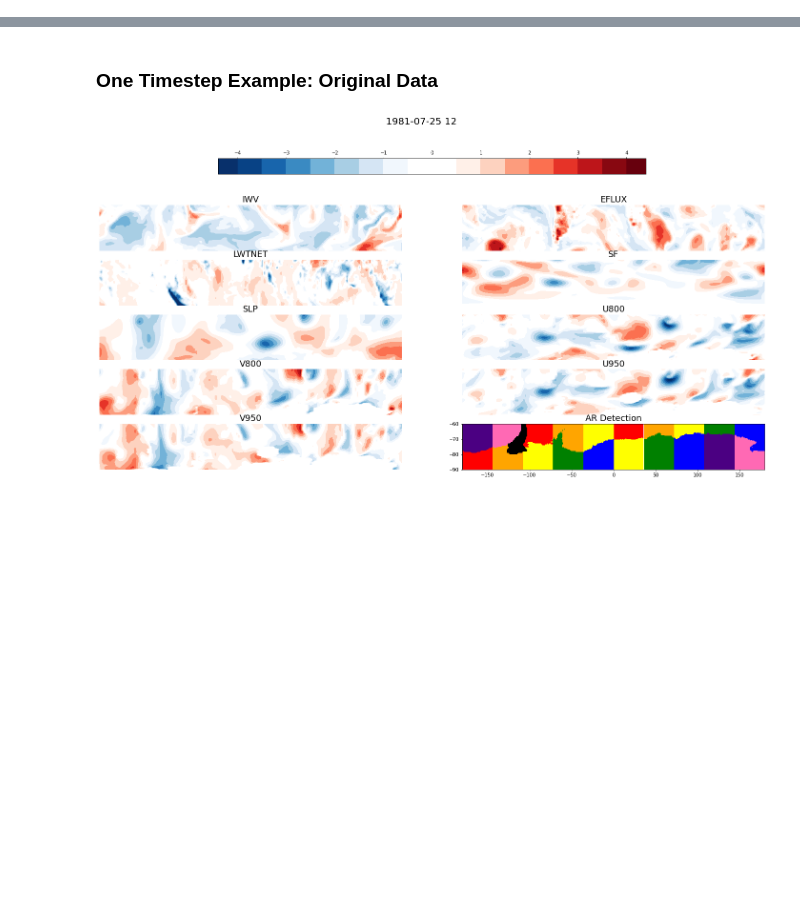
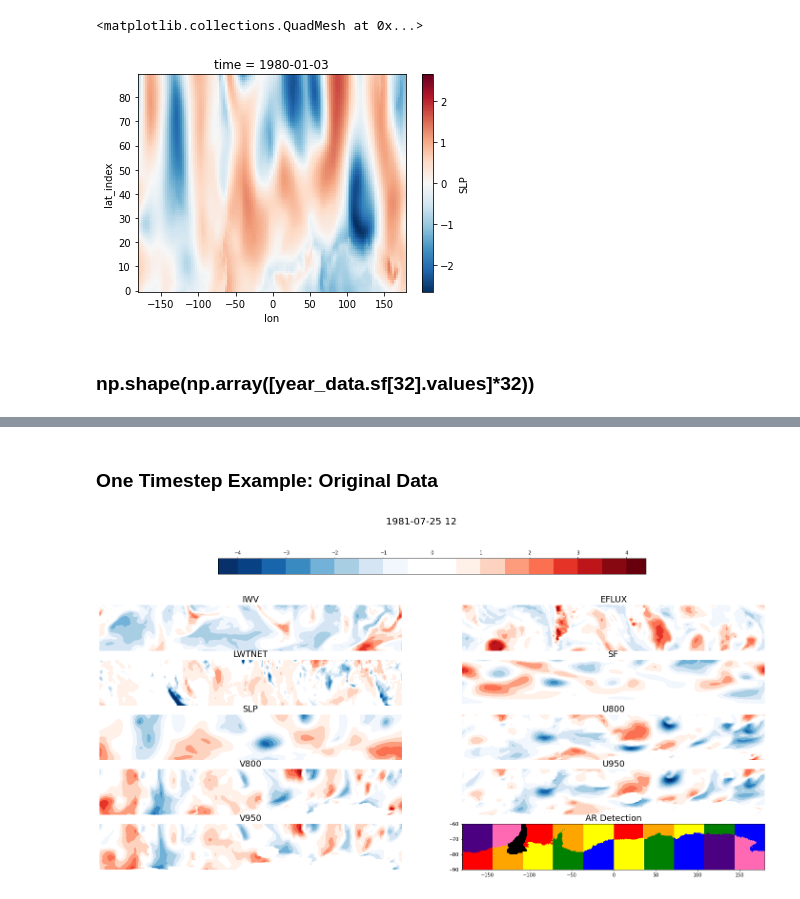
Before and after one commit to rlbaiman/AntarcticAR_ML, a Jupyter notebook: Make_X_data/Plot_X_data.ipynb, the cells around one changed output, grey strips where cells are left out. Drawn from its saved outputs; the diff is of its cells as text; code cells hidden in the pictures; blank space fills up the shorter version.

```diff
--- a/Make_X_data/Plot_X_data.ipynb
+++ b/Make_X_data/Plot_X_data.ipynb
@@ -8,0 +372,3 @@ from matplotlib.colors import ListedColormap
+# %%
+test2 = xr.open_mfdataset('/rc_scratch/reba1583/variable_yr_files4/SLP_lead0')
+test2
@@ -8,0 +438,7 @@ from matplotlib.colors import ListedColormap
+# %%
+test2.isel(time = 2).SLP.plot()
+# %% [output]
+<matplotlib.collections.QuadMesh at 0x...>
+[figure, added]
+# %% [markdown]
+### np.shape(np.array([year_data.sf[32].values]*32))
```
Also changed, not shown: parts of 40 cells of this notebook, 7 other files.
